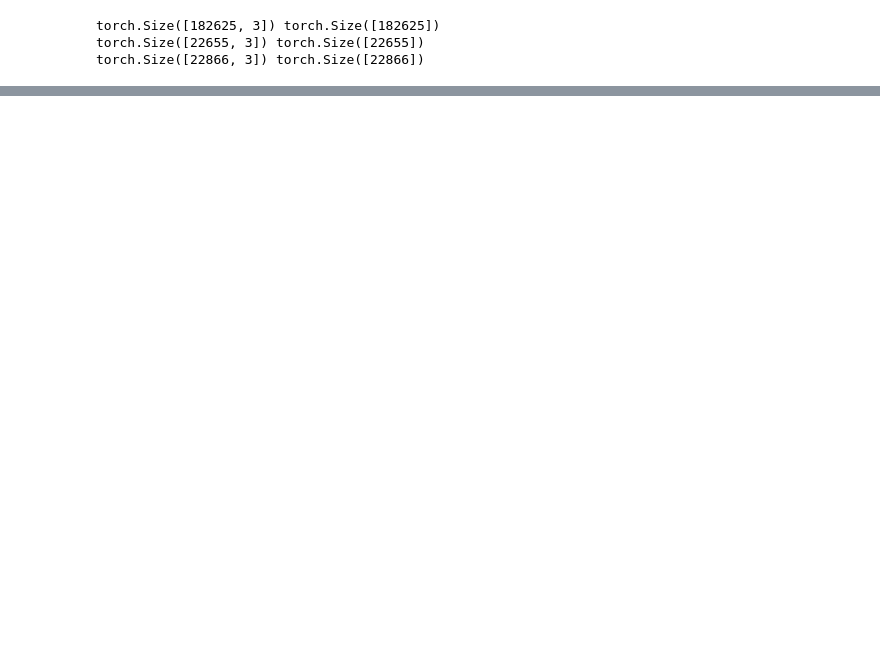
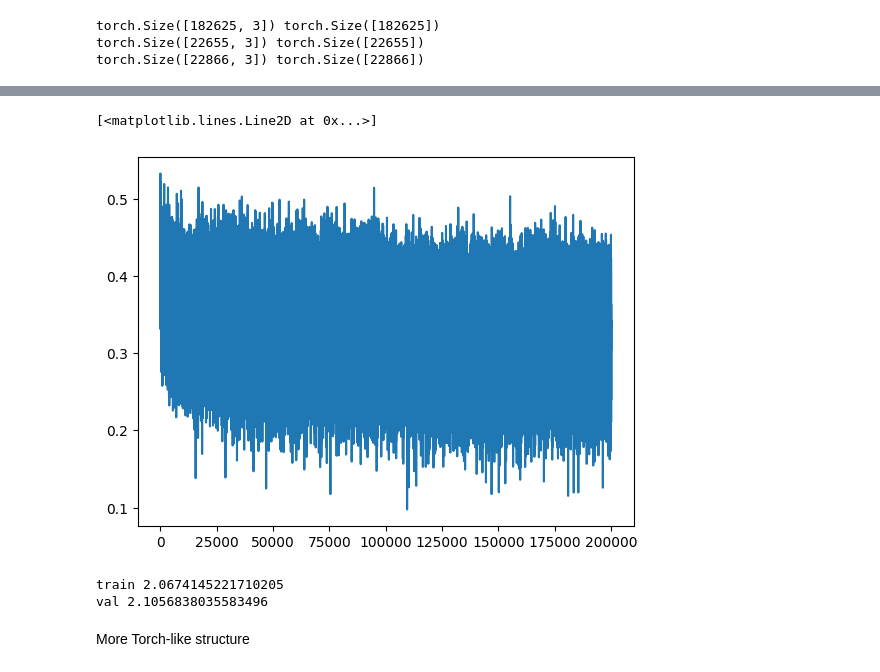
Before and after one commit to Xiaoquan006Zhao/NLP, a Jupyter notebook: MLP/MLP.ipynb, the cells around one changed output, grey strips where cells are left out. Saved outputs shown, nothing was run; the diff lists cells and outputs as text; code cells hidden in the pictures; blank space fills up the shorter version.

Commit message:
kaiming normal and batch normalization layer to get better learning result

```diff
--- a/MLP/MLP.ipynb
+++ b/MLP/MLP.ipynb
@@ -120,7 +60,0 @@ print(loss.item())
-# %%
-#te loss
-emb = C[Xte]
-h = torch.tanh(emb.view(-1, context_dimension) @ W1 + b1)
-logits = h @ W2 + b2
-loss = F.cross_entropy(logits, Yte)
-loss
@@ -129,7 +60,0 @@ tensor(2.1612, grad_fn=<NllLossBackward0>)
-# %%
-#dev loss
-emb = C[Xdev] # (32, 3, 2)
-h = torch.tanh(emb.view(-1, context_dimension) @ W1 + b1) # (32, 100)
-logits = h @ W2 + b2 # (32, 27)
-loss = F.cross_entropy(logits, Ydev)
-loss
@@ -138,7 +60,0 @@ tensor(2.1546, grad_fn=<NllLossBackward0>)
-# %%
-# visualize dimensions 0 and 1 of the embedding matrix C for all characters
-plt.figure(figsize=(8,8))
-plt.scatter(C[:,0].data, C[:,1].data, s=200)
-for i in range(C.shape[0]):
-    plt.text(C[i,0].item(), C[i,1].item(), itos[i], ha="center", va="center", color='white')
-plt.grid('minor')
@@ -146,0 +61,22 @@ plt.grid('minor')
+# %%
+# MLP revisited
+n_embd = 10 # the dimensionality of the character embedding vectors
+n_hidden = 200 # the number of neurons in the hidden layer of the MLP
+
+g = torch.Generator().manual_seed(2147483647) # for reproducibility
+C  = torch.randn((vocab_size, n_embd),            generator=g)
+W1 = torch.randn((n_embd * block_size, n_hidden), generator=g) * (5/3)/((n_embd * block_size)**0.5) #* 0.2
+#b1 = torch.randn(n_hidden,                        generator=g) * 0.01
+W2 = torch.randn((n_hidden, vocab_size),          generator=g) * 0.01
+b2 = torch.randn(vocab_size,                      generator=g) * 0
+
+# BatchNorm parameters
+bngain = torch.ones((1, n_hidden))
+bnbias = torch.zeros((1, n_hidden))
+bnmean_running = torch.zeros((1, n_hidden))
+bnstd_running = torch.ones((1, n_hidden))
+
+parameters = [C, W1, W2, b2, bngain, bnbias]
+print(sum(p.nelement() for p in parameters)) # number of parameters in total
+for p in parameters:
+  p.requires_grad = True
@@ -146,0 +151,5 @@ plt.grid('minor')
+# %%
+plt.plot(lossi)
+# %% [output]
+[<matplotlib.lines.Line2D at 0x...>]
+[figure, added]
@@ -146,0 +167,25 @@ plt.grid('minor')
+# %%
+@torch.no_grad() # this decorator disables gradient tracking
+def split_loss(split):
+  x,y = {
+    'train': (Xtr, Ytr),
+    'val': (Xdev, Ydev),
+    'test': (Xte, Yte),
+  }[split]
+  emb = C[x] # (N, block_size, n_embd)
+  embcat = emb.view(emb.shape[0], -1) # concat into (N, block_size * n_embd)
+  hpreact = embcat @ W1 # + b1
+  #hpreact = bngain * (hpreact - hpreact.mean(0, keepdim=True)) / hpreact.std(0, keepdim=True) + bnbias
+  hpreact = bngain * (hpreact - bnmean_running) / bnstd_running + bnbias
+  h = torch.tanh(hpreact) # (N, n_hidden)
+  logits = h @ W2 + b2 # (N, vocab_size)
+  loss = F.cross_entropy(logits, y)
+  print(split, loss.item())
+
+split_loss('train')
+split_loss('val')
+# %% [output]
+train 2.0674145221710205
+val 2.1056838035583496
+# %% [markdown]
+More Torch-like structure
```
Also changed, not shown: parts of 23 cells of this notebook.
